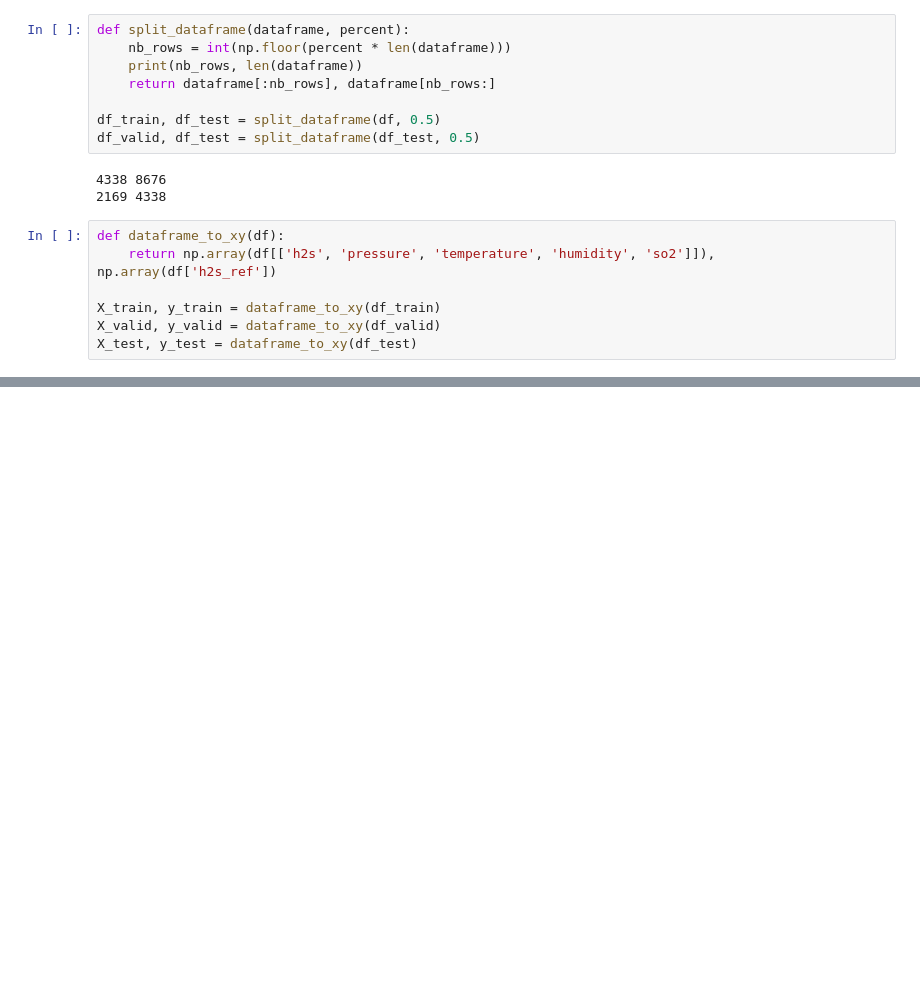
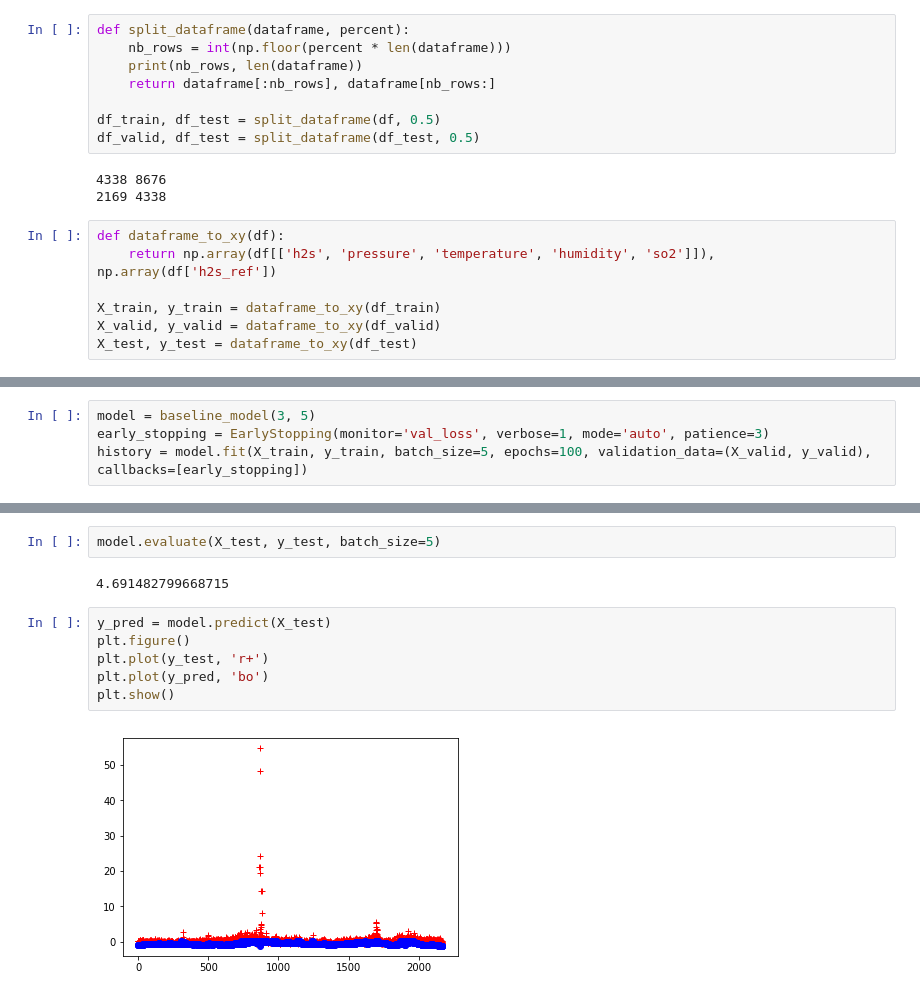
Before and after one commit to alexisdurieux/air_normand_pao, a Jupyter notebook: MLP Essai.ipynb, the cells around one changed output, grey strips where cells are left out. Drawn from its saved outputs; the diff is of its cells as text; blank space fills up the shorter version.

```diff
--- a/MLP Essai.ipynb
+++ b/MLP Essai.ipynb
@@ -119,0 +118,4 @@ acc
+# %%
+model = baseline_model(3, 5)
+early_stopping = EarlyStopping(monitor='val_loss', verbose=1, mode='auto', patience=3)
+history = model.fit(X_train, y_train, batch_size=5, epochs=100, validation_data=(X_valid, y_valid), callbacks=[early_stopping])
@@ -119,0 +140,12 @@ acc
+# %%
+model.evaluate(X_test, y_test, batch_size=5)
+# %% [output]
+4.691482799668715
+# %%
+y_pred = model.predict(X_test)
+plt.figure()
+plt.plot(y_test, 'r+')
+plt.plot(y_pred, 'bo')
+plt.show()
+# %% [output]
+[figure, added]
```
Also changed, not shown: parts of 10 cells of this notebook, 7 other files.
